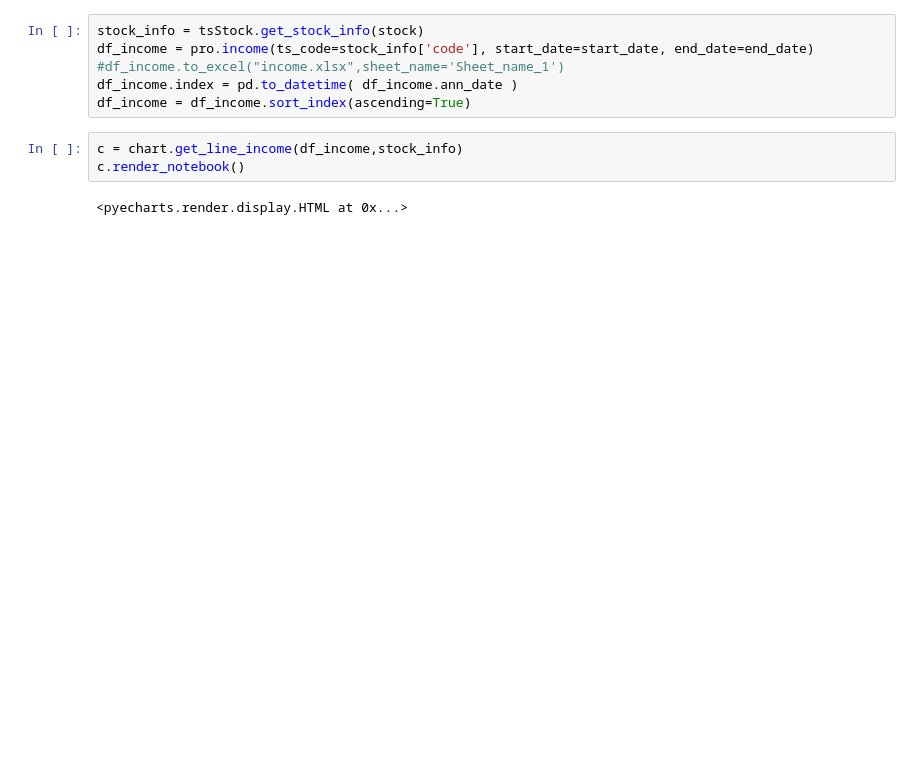
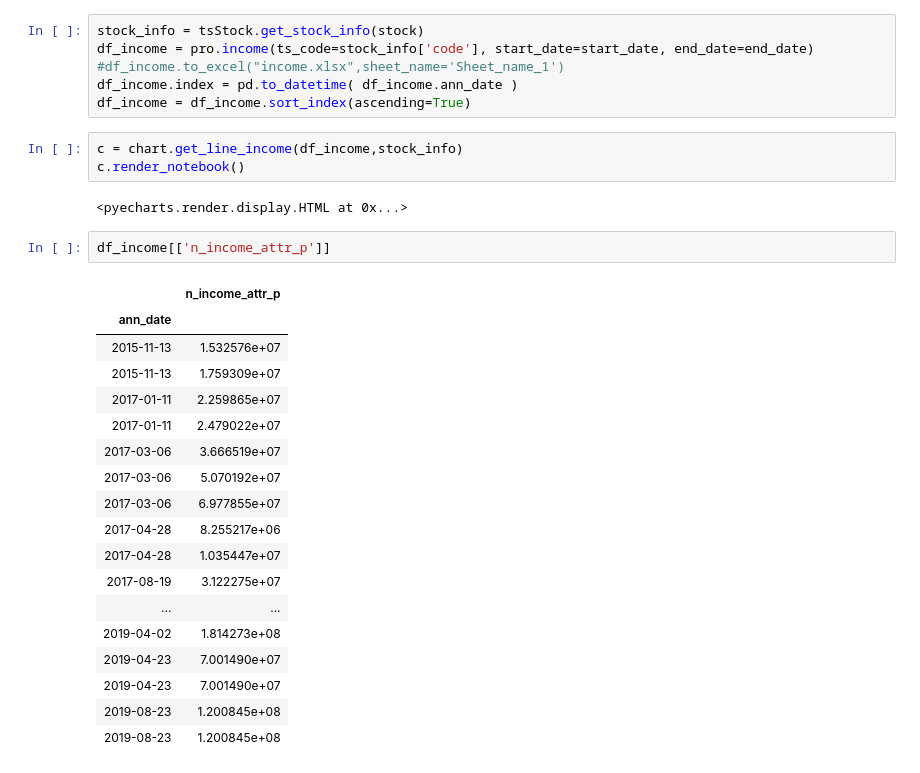
Before and after one commit to dcais/stock_notebook, a Jupyter notebook: notebook/finance.ipynb, the cells around one changed output. Drawn from its saved outputs; the diff is of its cells as text; blank space fills up the shorter version.

```diff
--- a/notebook/finance.ipynb
+++ b/notebook/finance.ipynb
@@ -29,3 +37,24 @@ c = chart.get_line_income(df_income,stock_info)
 c.render_notebook()
 # %% [output]
 <pyecharts.render.display.HTML at 0x...>
+# %%
+df_income[['n_income_attr_p']]
+# %% [output]
+|  | n_income_attr_p |
+| ann_date |  |
+| 2015-11-13 | 1.532576e+07 |
+| 2015-11-13 | 1.759309e+07 |
+| 2017-01-11 | 2.259865e+07 |
+| 2017-01-11 | 2.479022e+07 |
+| 2017-03-06 | 3.666519e+07 |
+| 2017-03-06 | 5.070192e+07 |
+| 2017-03-06 | 6.977855e+07 |
+| 2017-04-28 | 8.255217e+06 |
+| 2017-04-28 | 1.035447e+07 |
+| 2017-08-19 | 3.122275e+07 |
+| ... | ... |
+| 2019-04-02 | 1.814273e+08 |
+| 2019-04-23 | 7.001490e+07 |
+| 2019-04-23 | 7.001490e+07 |
+| 2019-08-23 | 1.200845e+08 |
+| 2019-08-23 | 1.200845e+08 |
```
Also changed, not shown: parts of 9 cells of this notebook, 3 other files.
